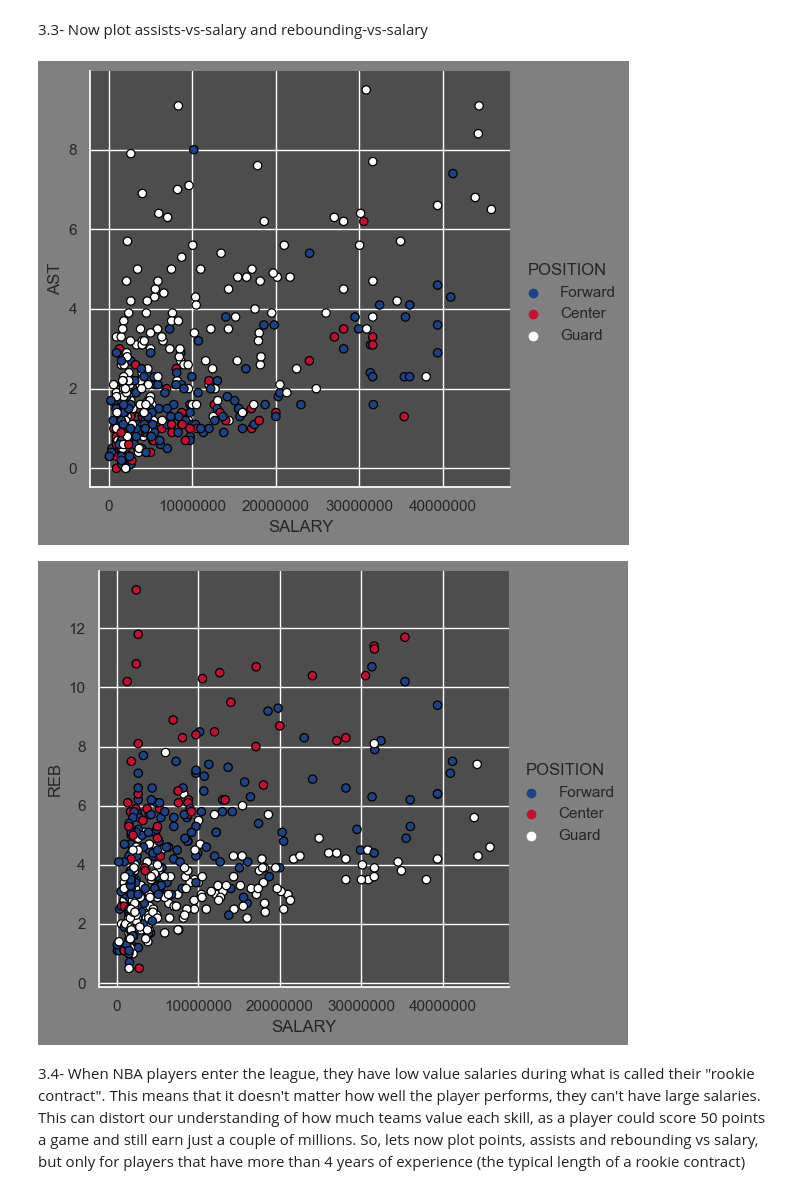
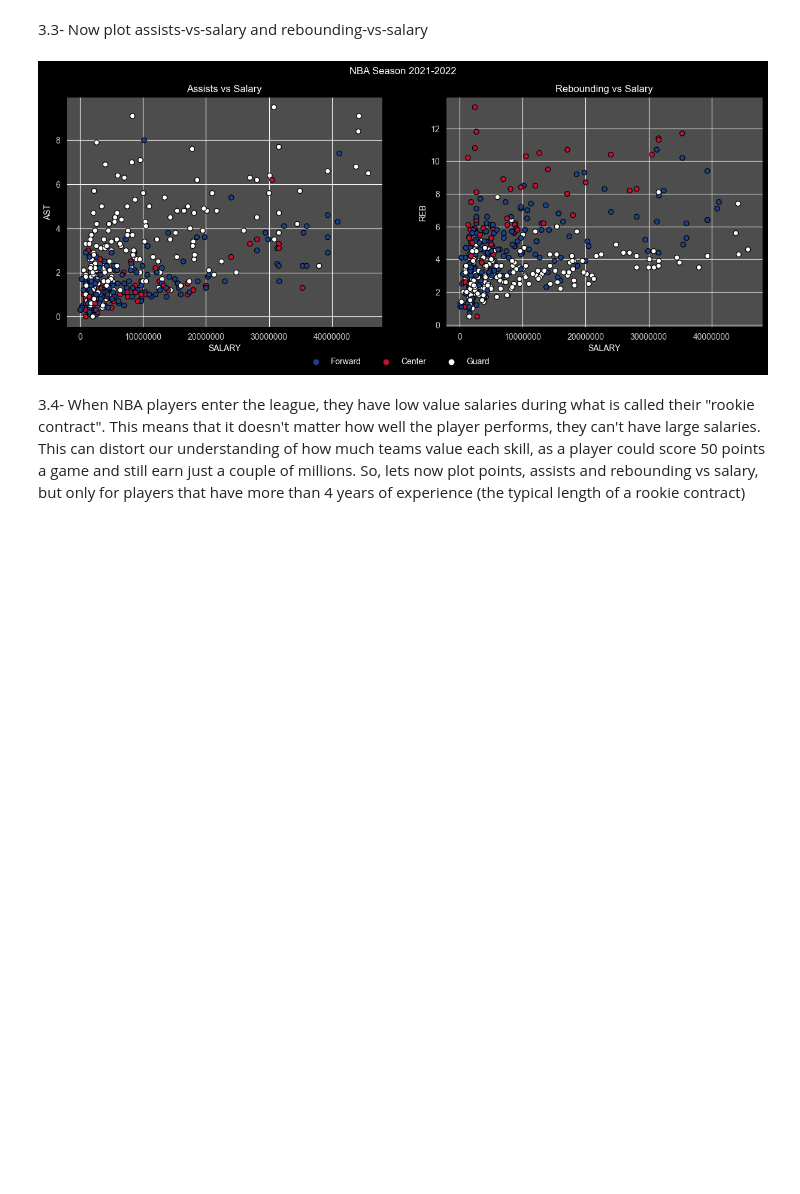
Before and after one commit to ja-818/NBA_statistics, a Jupyter notebook: Sprint_01_Julián_Arango.ipynb, the cells around one changed output. Cells and saved outputs as stored; diff of their text form; code cells hidden in the pictures; blank space fills up the shorter version.

```diff
--- a/Sprint_01_Julián_Arango.ipynb
+++ b/Sprint_01_Julián_Arango.ipynb
@@ -450,9 +525,6 @@ Now that we have the data, let's do some work
         - Mean and Median salary of all players
 
 Bonus: if you can, calculate how many players retired between the end of the 2020-2021 season and the start of the 2021-22 season.
-# %%
-  #! DELEATE BEFORE SUBMITING
-working_df = pd.read_csv("nba_players_processed_dataset.csv")
 # %%
 ### Complete in this cell: print general metrics
 
@@ -544,6 +613,6 @@ Mean and Median salary of all players: 9006231.03, 4670160.0
 # %%
 NBA_colors = ["#1d428a", "#c8102e", "#ffffff"]
 sns.set_palette(NBA_colors)
-sns.set_style("darkgrid", {"axes.facecolor": ".3",'figure.facecolor':'grey'})
+sns.set_style("darkgrid", {"axes.facecolor": ".3",'figure.facecolor':'black', 'text.color': "1", 'axes.labelcolor': "1", 'xtick.color':'.8', 'ytick.color':'.8', 'axes.edgecolor':'0', 'boxprops':{'edgecolor':'0'}})
 # %%
 ### Complete in this cell:  Relationship between scoring and salary (in millions of dollars)
@@ -555,13 +624,17 @@ plt.ticklabel_format(style='plain')
 3.3- Now plot assists-vs-salary and rebounding-vs-salary
 # %%
 ### Complete in this cell: plot assist-vs-salary, rebounding-vs-salary
-sns.relplot(working_df, y="AST", x="SALARY", hue="POSITION", kind="scatter", edgecolor="black", linewidth=.9)
-plt.ticklabel_format(style='plain')
-sns.relplot(working_df, y="REB", x="SALARY", hue="POSITION", kind="scatter", edgecolor="black", linewidth=.9)
-plt.ticklabel_format(style='plain')
+fig, ax = plt.subplots(1,2, figsize=(15,5))
+fig.suptitle("NBA Season 2021-2022")
+ax[0].title.set_text('Assists vs Salary')
+ax[1].title.set_text('Rebounding vs Salary')
+sns.scatterplot(working_df, y="AST", x="SALARY", hue="POSITION", edgecolor="black", linewidth=.9, ax=ax[0], legend=False).ticklabel_format(style='plain')
+sns.scatterplot(working_df, y="REB", x="SALARY", hue="POSITION", edgecolor="black", linewidth=.9, ax=ax[1]).ticklabel_format(style='plain')
+ax[-1].legend(loc='center', bbox_to_anchor=(-.15, -.15), frameon=False, shadow=True, ncol=3)
+
+plt.show()
 # %% [output]
-[figure, old version]
+[figure, new version]
-[figure, removed]
 # %% [markdown]
 3.4- When NBA players enter the league, they have low value salaries during what is called their "rookie contract". This means that it doesn't matter how well the player performs, they can't have large salaries. This can distort our understanding of how much teams value each skill, as a player could score 50 points a game and still earn just a couple of millions. So, lets now plot points, assists and rebounding vs salary, but only for players that have more than 4 years of experience (the typical length of a rookie contract)
 # %%
```
Also changed, not shown: parts of 25 cells of this notebook.
